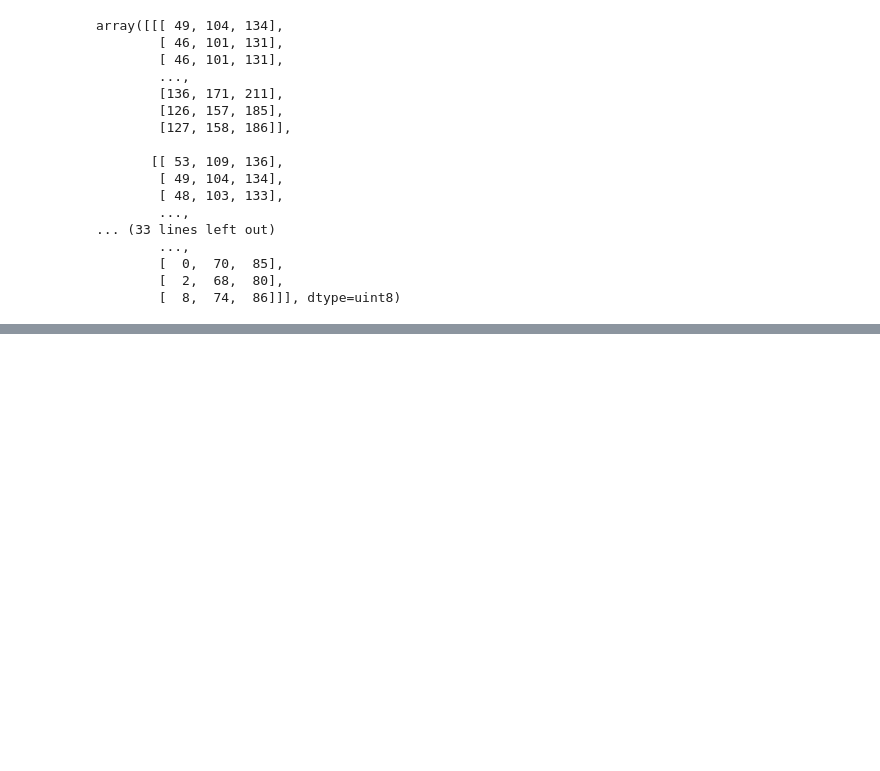
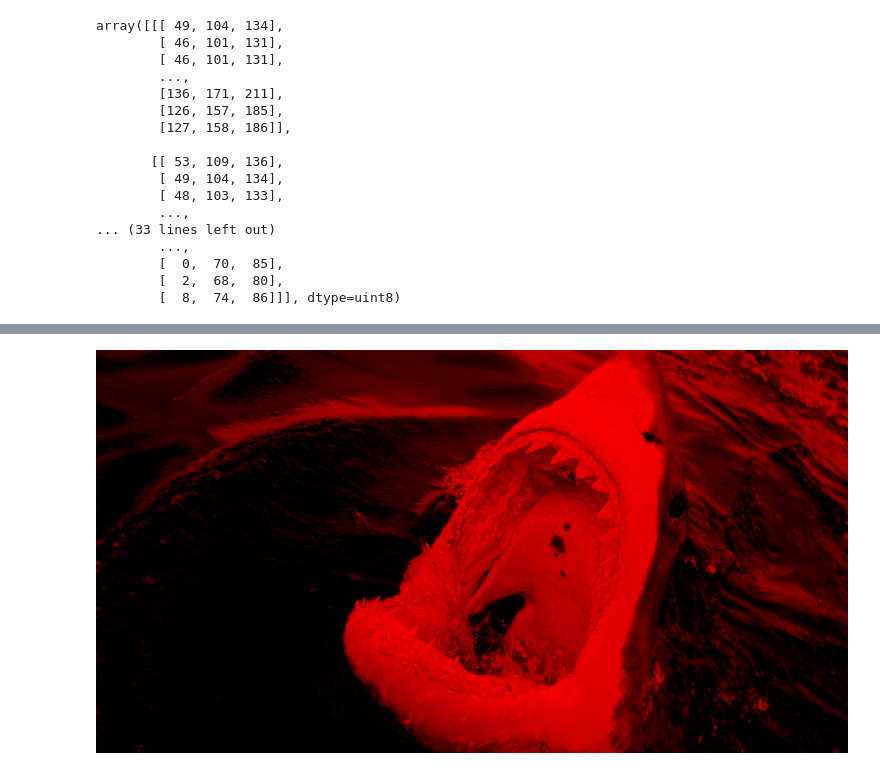
Before and after one commit to leiner999/Notebooks, a Jupyter notebook: 03_Numpy.ipynb, the cells around one changed output, grey strips where cells are left out. Cells and saved outputs as stored; diff of their text form; code cells hidden in the pictures; blank space fills up the shorter version.

```diff
--- a/03_Numpy.ipynb
+++ b/03_Numpy.ipynb
@@ -364,0 +390,10 @@ print(tiburon[50,80])
+# %%
+#cambia el color
+tiburon2= tiburon.copy()
+tiburon2[:, :, (1,2)] = 0
+
+tiburon2imagen = Image.fromarray(tiburon2)
+tiburon2imagen.save('t2.jpg')
+tiburon2imagen
+# %% [output]
+[figure, added]
```
Also changed, not shown: parts of 15 cells of this notebook.
